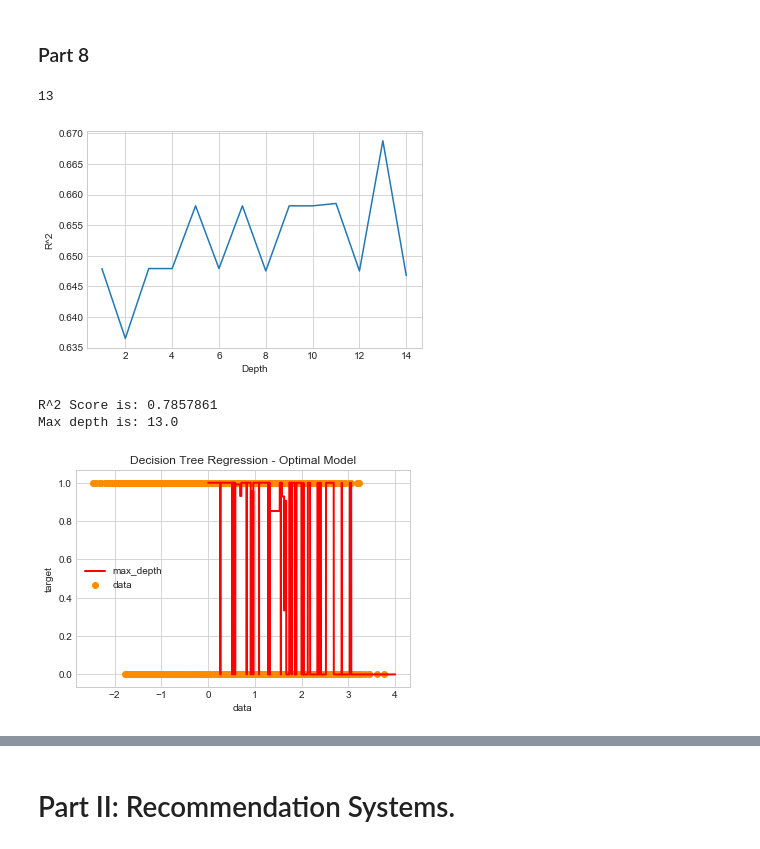
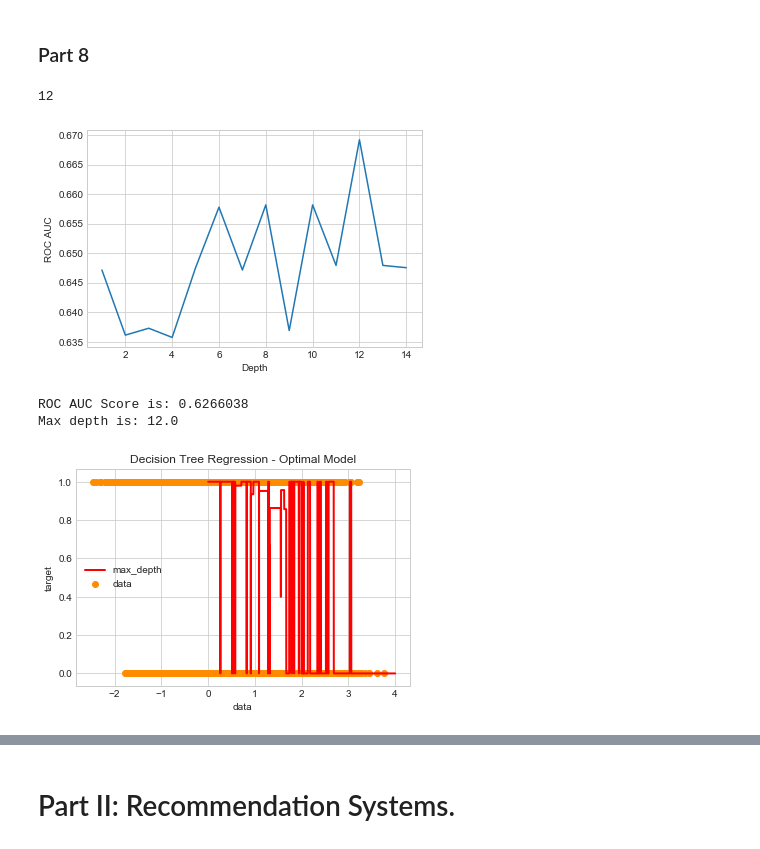
Before and after one commit to Columbia-Intro-Data-Science/python-introduction-puthes, a Jupyter notebook: Homework3.ipynb, the cells around one changed output, grey strips where cells are left out. Drawn from its saved outputs; the diff is of its cells as text; code cells hidden in the pictures.

```diff
--- a/Homework3.ipynb
+++ b/Homework3.ipynb
@@ -535,26 +535,26 @@ Image(graph.create_png())
 # %%
 X_train, X_test, y_train, y_test = train_test_split(X, y2, test_size=0.2, random_state=42)
 
 
 scores=[]
 depths = range(1,15)
 for n in depths:
     regr = DecisionTreeRegressor(max_depth=n)
     # Train the model using the training sets
     regr.fit(X_train, y_train)
     train_errors.append(regr.score(X_train,y_train))
     fpr, tpr, roc_auc, thresholds= generate_auc(X_train,y_train,DecisionTreeClassifier)
     scores.append(roc_auc)
-plt.ylabel('R^2')
+plt.ylabel('ROC AUC')
 plt.xlabel('Depth')
 plt.plot(depths,scores)
 test_errors=scores
 n_opt=depths[numpy.argmax(scores)]
 
 print (n_opt)
 # %% [output]
-13
+12
-[figure, old version]
+[figure, new version]
 # %%
 regr_opt = DecisionTreeRegressor(max_depth=n_opt)
 regr_opt.fit(X, y2)
@@ -562,9 +562,9 @@ X_test1 = numpy.linspace(0.0, 4.0, len(X))[:, numpy.newaxis]
 a=numpy.concatenate((X_test1, X_test1,X_test1,X_test1), axis=1)
 y_0 = regr_opt.predict(a)
 
-score1=regr_opt.score(X, y2)
+fpr, tpr, roc_auc, thresholds= generate_auc(X, y2,DecisionTreeClassifier)
 
-print('R^2 Score is: %.7f' % score1)
+print('ROC AUC Score is: %.7f' % roc_auc)
 print('Max depth is: %.1f' % n_opt)
 plt.scatter(X[:,0], y2, c="darkorange",label="data")
 plt.scatter(X[:,1], y2, c="darkorange")
@@ -579,9 +579,9 @@ plt.title("Decision Tree Regression - Optimal Model")
 plt.legend()
 plt.show()
 # %% [output]
-R^2 Score is: 0.7857861
-Max depth is: 13.0
+ROC AUC Score is: 0.6266038
+Max depth is: 12.0
-[figure, old version]
+[figure, new version]
 # %%
 dot_data=export_graphviz(regr_opt, out_file=None)
 graph = pydotplus.graph_from_dot_data(dot_data)
```
Also changed, not shown: parts of 7 cells of this notebook.
